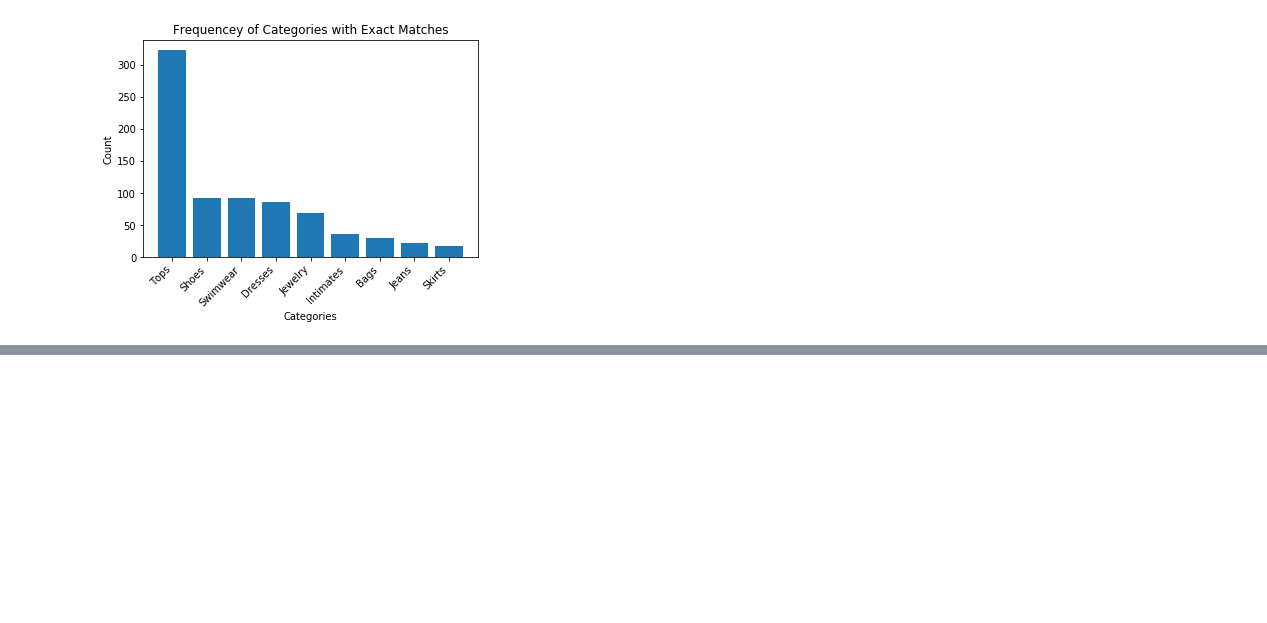
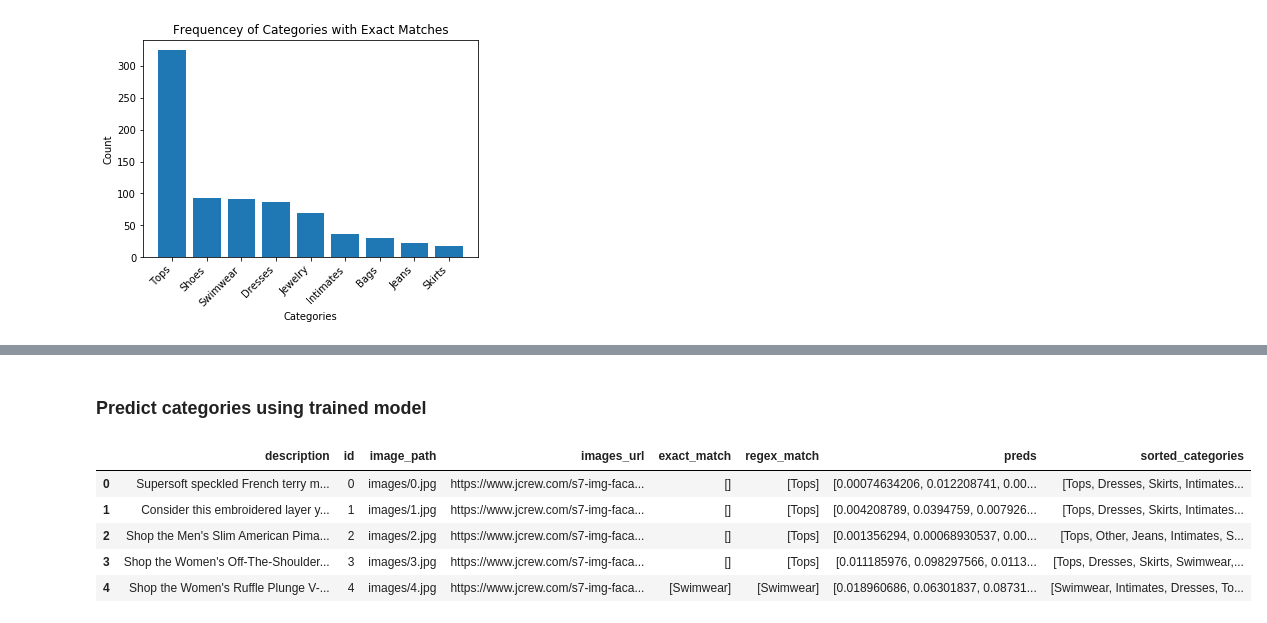
Before and after one commit to yashsavani/ferriswheel, a Jupyter notebook: Explore_Data.ipynb, the cells around one changed output, grey strips where cells are left out. Saved outputs shown, nothing was run; the diff lists cells and outputs as text; code cells hidden in the pictures; blank space fills up the shorter version.

```diff
--- a/Explore_Data.ipynb
+++ b/Explore_Data.ipynb
@@ -184,0 +263,31 @@ data.sample(frac=1.0).to_csv('regex.csv', index=False, encoding='utf-8-sig')
+# %% [markdown]
+### Predict categories using trained model
+# %%
+def get_preds(image_path):
+    return learn.predict(open_image(image_path))[2].numpy()
+
+preds = []
+for image_path in tqdm(data.image_path):
+    if image_path is None:
+        preds.append(None)
+    else:
+        preds.append(get_preds(image_path))
+
+data = data.assign(preds = preds)
+# %%
+categories = learn.data.classes
+def get_top_categories(preds):
+    if preds is None:
+        return None
+    return [categories[index] for index in np.argsort(preds)[::-1]]
+
+data = data.assign(sorted_categories=data.preds.apply(get_top_categories))
+# %%
+data.head()
+# %% [output]
+|  | description | id | image_path | images_url | exact_match | regex_match | preds | sorted_categories |
+| 0 | Supersoft speckled French terry m... | 0 | images/0.jpg | https://www.jcrew.com/s7-img-faca... | [] | [Tops] | [0.00074634206, 0.012208741, 0.00... | [Tops, Dresses, Skirts, Intimates... |
+| 1 | Consider this embroidered layer y... | 1 | images/1.jpg | https://www.jcrew.com/s7-img-faca... | [] | [Tops] | [0.004208789, 0.0394759, 0.007926... | [Tops, Dresses, Skirts, Intimates... |
+| 2 | Shop the Men's Slim American Pima... | 2 | images/2.jpg | https://www.jcrew.com/s7-img-faca... | [] | [Tops] | [0.001356294, 0.00068930537, 0.00... | [Tops, Other, Jeans, Intimates, S... |
+| 3 | Shop the Women's Off-The-Shoulder... | 3 | images/3.jpg | https://www.jcrew.com/s7-img-faca... | [] | [Tops] | [0.011185976, 0.098297566, 0.0113... | [Tops, Dresses, Skirts, Swimwear,... |
+| 4 | Shop the Women's Ruffle Plunge V-... | 4 | images/4.jpg | https://www.jcrew.com/s7-img-faca... | [Swimwear] | [Swimwear] | [0.018960686, 0.06301837, 0.08731... | [Swimwear, Intimates, Dresses, To... |
```
Also changed, not shown: parts of 19 cells of this notebook, 6 other files.
